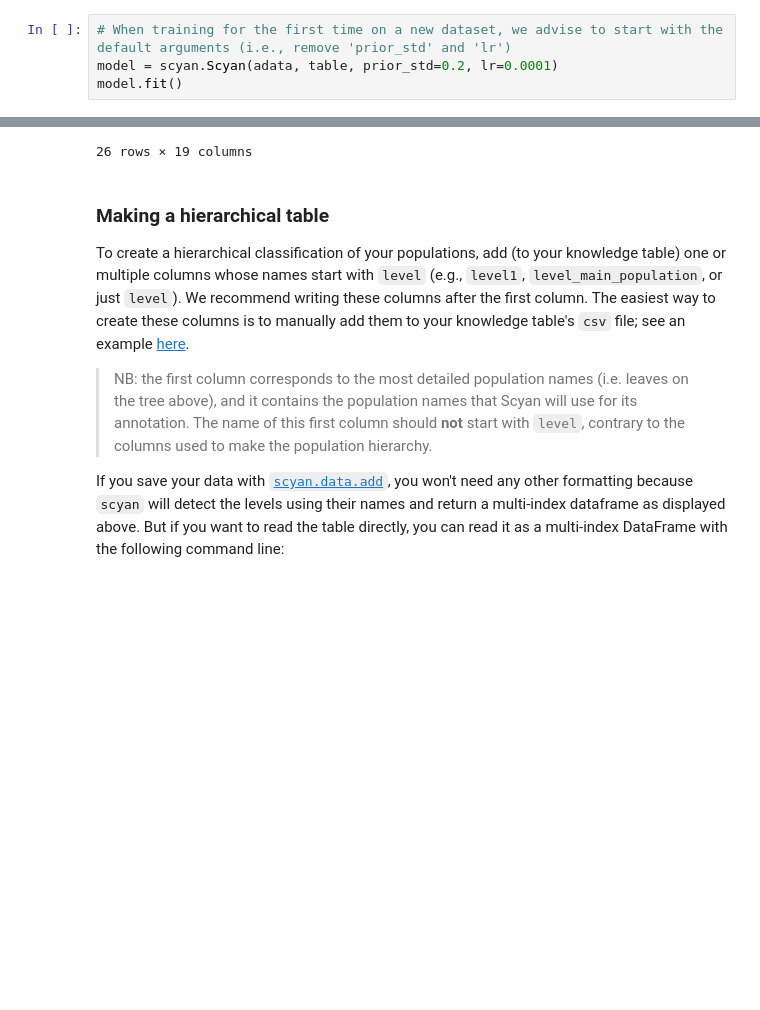
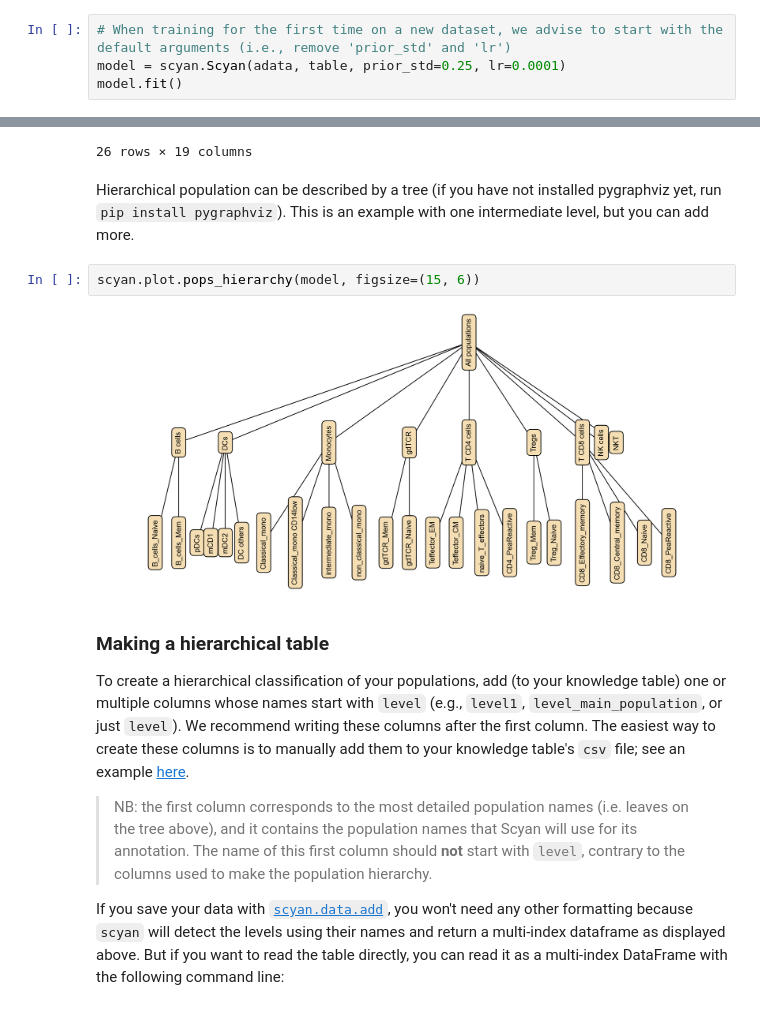
Before and after one commit to MICS-Lab/scyan, a Jupyter notebook: docs/tutorials/usage.ipynb, the cells around one changed output, grey strips where cells are left out. Saved outputs shown, nothing was run; the diff lists cells and outputs as text; blank space fills up the shorter version.

```diff
--- a/docs/tutorials/usage.ipynb
+++ b/docs/tutorials/usage.ipynb
@@ -15,6 +14,6 @@ adata, table = scyan.data.load("poised") # Load data
 # %%
 # When training for the first time on a new dataset, we advise to start with the default arguments (i.e., remove 'prior_std' and 'lr')
-model = scyan.Scyan(adata, table, prior_std=0.2, lr=0.0001)
+model = scyan.Scyan(adata, table, prior_std=0.25, lr=0.0001)
 model.fit()
 # %% [output]
 GPU available: True (mps), used: False
@@ -100,6 +99,13 @@ table
 | mDC2 | DCs | -1 | NaN | ... | NaN | NaN |
 | DC others | DCs | -1 | NaN | ... | NaN | NaN |
 26 rows × 19 columns
+# %% [markdown]
+Hierarchical population can be described by a tree (if you have not installed pygraphviz yet, run `pip install pygraphviz`).
+This is an example with one intermediate level, but you can add more.
+# %%
+scyan.plot.pops_hierarchy(model, figsize=(15, 6))
+# %% [output]
+[figure, added]
 # %% [markdown]
 ### Making a hierarchical table
 
```
Also changed, not shown: parts of 15 cells of this notebook, 2 other files.
